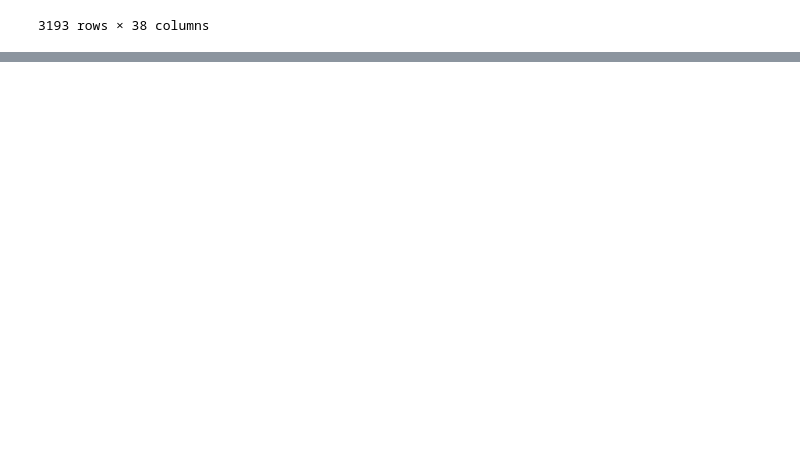
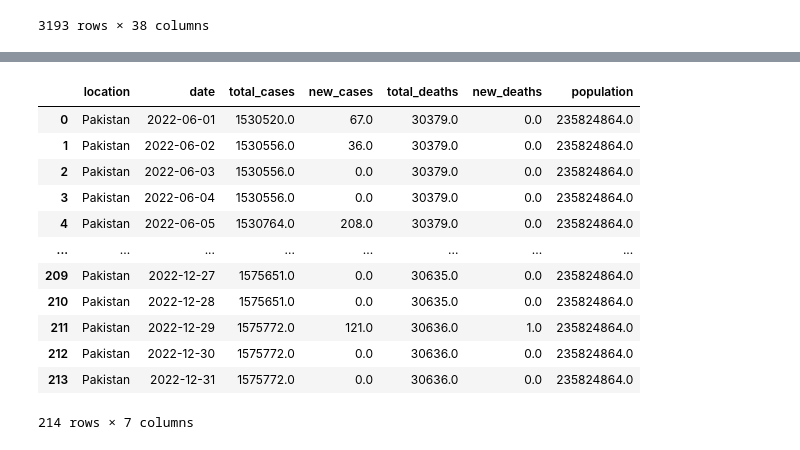
Before and after one commit to lajolico/405-project, a Jupyter notebook: Stage II/Team_work/country_comparison.ipynb, the cells around one changed output, grey strips where cells are left out. Cells and saved outputs as stored; diff of their text form; code cells hidden in the pictures; blank space fills up the shorter version.

```diff
--- a/Stage II/Team_work/country_comparison.ipynb
+++ b/Stage II/Team_work/country_comparison.ipynb
@@ -135,3 +135,14 @@ filter_deaths_mean
 | 3191 | 56043 | Washakie County | WY | 56 | 44.0 | 44.0 | ... |
 | 3192 | 56045 | Weston County | WY | 56 | 18.0 | 19.0 | ... |
 3193 rows × 38 columns
+# %%
+world_df = pd.read_csv("data/owid-covid-data-cases.csv", usecols=['location','date','total_cases','new_cases','total_deaths','new_deaths','population'])
+
+# Selecting only the countries that have similar population as the US
+
+pop_similar_usa = ['Indonesia','Pakistan','Nigeria']
+dates_used = (world_df['date'] >= '2022-06-01') & (world_df['date'] < '2023-01-01')
+
+world_df = world_df[world_df['location'].isin(pop_similar_usa)]
+world_df = world_df.loc[dates_used]
+world_df
@@ -137,0 +163,18 @@ filter_deaths_mean
+# %%
+pakistan_df = world_df[world_df['location'].str.contains('Pakistan')].reset_index().drop(['index'], axis = 1)
+
+pakistan_df
+# %% [output]
+|  | location | date | total_cases | new_cases | total_deaths | new_deaths | population |
+| 0 | Pakistan | 2022-06-01 | 1530520.0 | 67.0 | 30379.0 | 0.0 | 235824864.0 |
+| 1 | Pakistan | 2022-06-02 | 1530556.0 | 36.0 | 30379.0 | 0.0 | 235824864.0 |
+| 2 | Pakistan | 2022-06-03 | 1530556.0 | 0.0 | 30379.0 | 0.0 | 235824864.0 |
+| 3 | Pakistan | 2022-06-04 | 1530556.0 | 0.0 | 30379.0 | 0.0 | 235824864.0 |
+| 4 | Pakistan | 2022-06-05 | 1530764.0 | 208.0 | 30379.0 | 0.0 | 235824864.0 |
+| ... | ... | ... | ... | ... | ... | ... | ... |
+| 209 | Pakistan | 2022-12-27 | 1575651.0 | 0.0 | 30635.0 | 0.0 | 235824864.0 |
+| 210 | Pakistan | 2022-12-28 | 1575651.0 | 0.0 | 30635.0 | 0.0 | 235824864.0 |
+| 211 | Pakistan | 2022-12-29 | 1575772.0 | 121.0 | 30636.0 | 1.0 | 235824864.0 |
+| 212 | Pakistan | 2022-12-30 | 1575772.0 | 0.0 | 30636.0 | 0.0 | 235824864.0 |
+| 213 | Pakistan | 2022-12-31 | 1575772.0 | 0.0 | 30636.0 | 0.0 | 235824864.0 |
+214 rows × 7 columns
```
Also changed, not shown: parts of 6 cells of this notebook.
